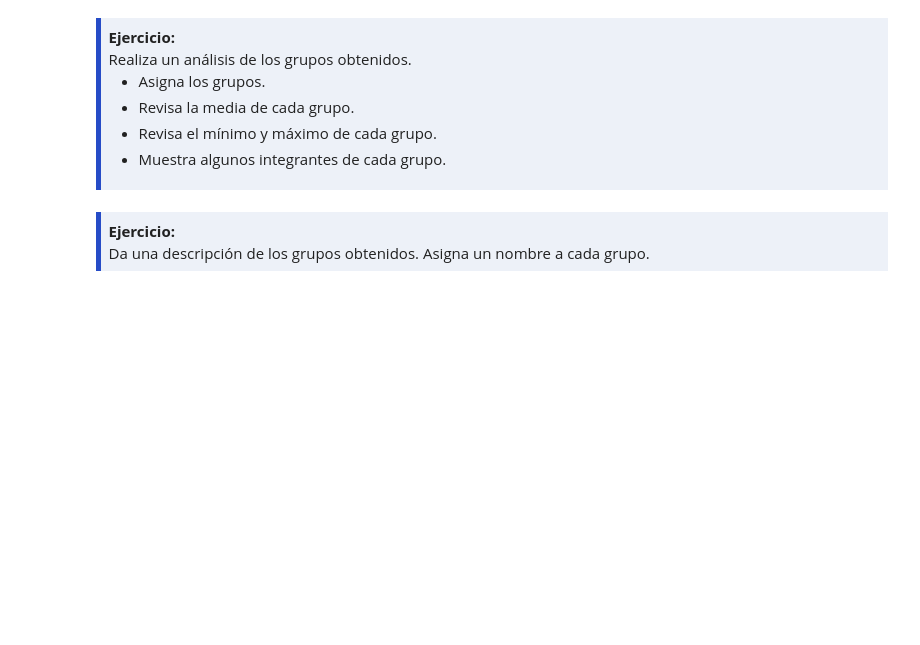
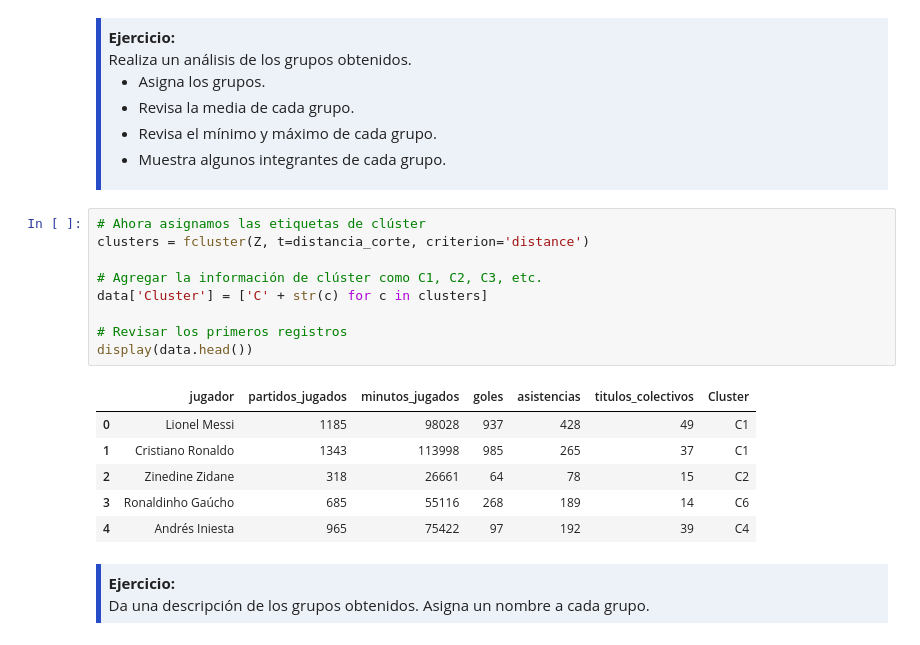
Before and after one commit to juanfercaicedo/AprendizajeAutomaticoInicial, a Jupyter notebook: Deber/03-Agrupamiento-Jerarquico.ipynb, the cells around one changed output. Saved outputs shown, nothing was run; the diff lists cells and outputs as text; blank space fills up the shorter version.

```diff
--- a/Deber/03-Agrupamiento-Jerarquico.ipynb
+++ b/Deber/03-Agrupamiento-Jerarquico.ipynb
@@ -94,6 +124,22 @@ display(data.head())
   <li>Muestra algunos integrantes de cada grupo.</li>
 </ul>
 </div>
+# %%
+# Ahora asignamos las etiquetas de clúster
+clusters = fcluster(Z, t=distancia_corte, criterion='distance')
+
+# Agregar la información de clúster como C1, C2, C3, etc.
+data['Cluster'] = ['C' + str(c) for c in clusters]
+
+# Revisar los primeros registros
+display(data.head())
+# %% [output]
+|  | jugador | partidos_jugados | minutos_jugados | goles | asistencias | titulos_colectivos | Cluster |
+| 0 | Lionel Messi | 1185 | 98028 | 937 | 428 | 49 | C1 |
+| 1 | Cristiano Ronaldo | 1343 | 113998 | 985 | 265 | 37 | C1 |
+| 2 | Zinedine Zidane | 318 | 26661 | 64 | 78 | 15 | C2 |
+| 3 | Ronaldinho Gaúcho | 685 | 55116 | 268 | 189 | 14 | C6 |
+| 4 | Andrés Iniesta | 965 | 75422 | 97 | 192 | 39 | C4 |
 # %% [markdown]
 <div style="background-color: #edf1f8; border-color: #264CC7; border-left: 5px solid #264CC7; padding: 0.5em;">
 <strong>Ejercicio:</strong><br>
```
Also changed, not shown: parts of 4 cells of this notebook.
